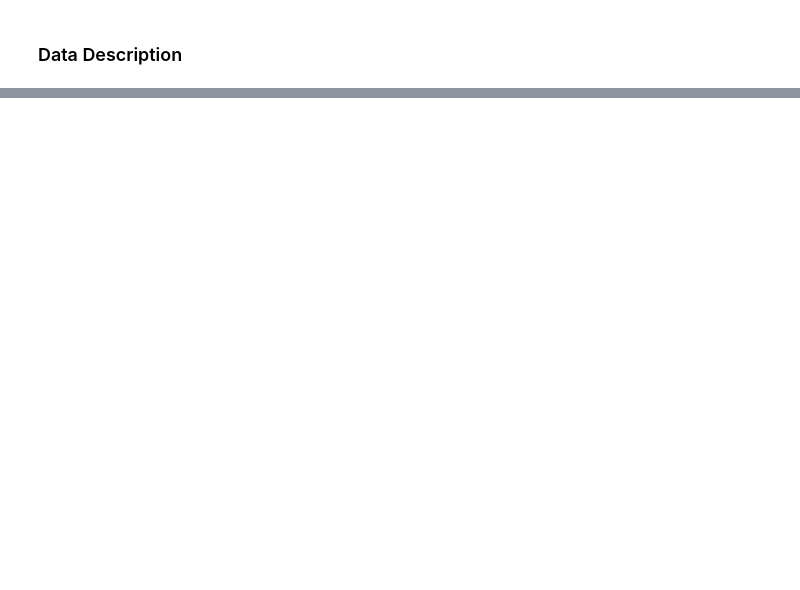
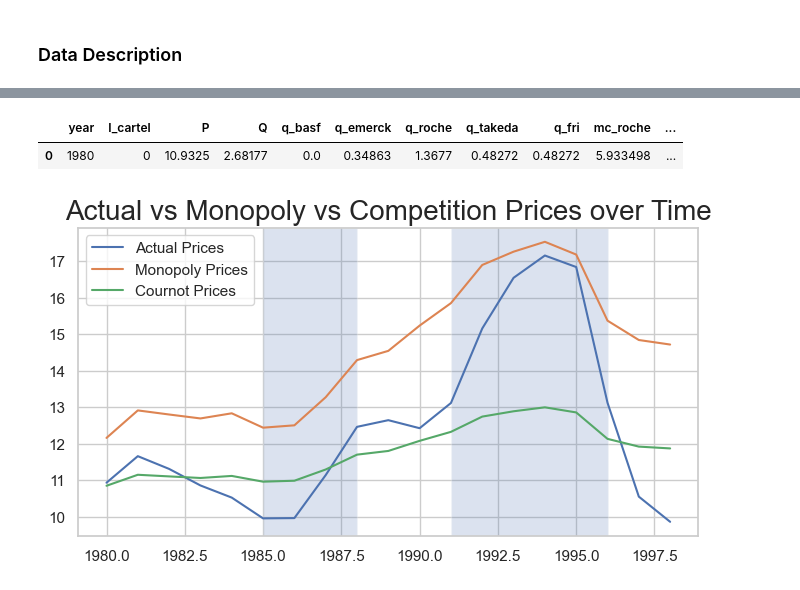
Before and after one commit to rawatpranjal/structural-economics, a Jupyter notebook: industrial-organization/5_collusion/collusion_vitamins.ipynb, the cells around one changed output, grey strips where cells are left out. Cells and saved outputs as stored; diff of their text form; code cells hidden in the pictures; blank space fills up the shorter version.

```diff
--- a/industrial-organization/5_collusion/collusion_vitamins.ipynb
+++ b/industrial-organization/5_collusion/collusion_vitamins.ipynb
@@ -56,0 +124,37 @@ plt.show()
+# %%
+df['q_m'] = 0.5 * (df.eps + alpha * df.mc_roche - df.q_fri)
+df['p_m'] = 1/alpha * (df.q_m+df.q_fri-df.eps)
+df.head(1)
+# %% [output]
+|  | year | I_cartel | P | Q | q_basf | q_emerck | q_roche | q_takeda | q_fri | mc_roche | ... |
+| 0 | 1980 | 0 | 10.9325 | 2.68177 | 0.0 | 0.34863 | 1.3677 | 0.48272 | 0.48272 | 5.933498 | ... |
+# %%
+def computeCournot(x):
+    B1 = alpha * x['mc_basf'] + x.eps - x.q_fri
+    B2 = alpha * x.mc_roche + x.eps - x.q_fri
+    B3 = alpha * x.mc_takeda + x.eps - x.q_fri
+    B4 = alpha * x.mc_emerck + x.eps - x.q_fri
+    B = np.array([B1,B2,B3,B4])
+    A = np.array([[2,1,1,1],[1,2,1,1],[1,1,2,1],[1,1,1,2]])
+    Q = np.dot(np.linalg.inv(A),B)
+    return list(Q)
+
+df[['q_cournot_basf', 'q_cournot_roche', 'q_cournot_takeda','q_cournot_emerck']] = df.apply(computeCournot, result_type='expand', axis = 1)
+df['q_cournot'] = df['q_cournot_basf']+df['q_cournot_roche']+df['q_cournot_takeda']+df['q_cournot_emerck']
+df['p_cournot'] = (1/alpha)*(df['q_cournot']+df['q_fri']-df['eps'])
+df['pi_cournot_basf'] = df['q_cournot_basf']*df['p_cournot']- df['q_cournot_basf']*df['mc_basf']
+df['pi_cournot_roche'] = df['q_cournot_roche']*df['p_cournot']- df['q_cournot_roche']*df['mc_roche']
+df['pi_cournot_takeda'] = df['q_cournot_takeda']*df['p_cournot']- df['q_cournot_takeda']*df['mc_takeda']
+df['pi_cournot_emerck'] = df['q_cournot_emerck']*df['p_cournot']- df['q_cournot_emerck']*df['mc_emerck']
+# %%
+df['eps'] = df.Q - alpha * df.P
+plt.plot(df.year,df.P, label = 'Actual Prices')
+plt.plot(df.year,df.p_m, label = 'Monopoly Prices')
+plt.plot(df.year,df.p_cournot, label = 'Cournot Prices')
+plt.axvspan(1985, 1988, alpha=0.2)
+plt.axvspan(1991, 1996, alpha=0.2)
+plt.title('Actual vs Monopoly vs Competition Prices over Time')
+plt.legend()
+plt.show()
+# %% [output]
+[figure, added]
```
Also changed, not shown: parts of 28 cells of this notebook.
